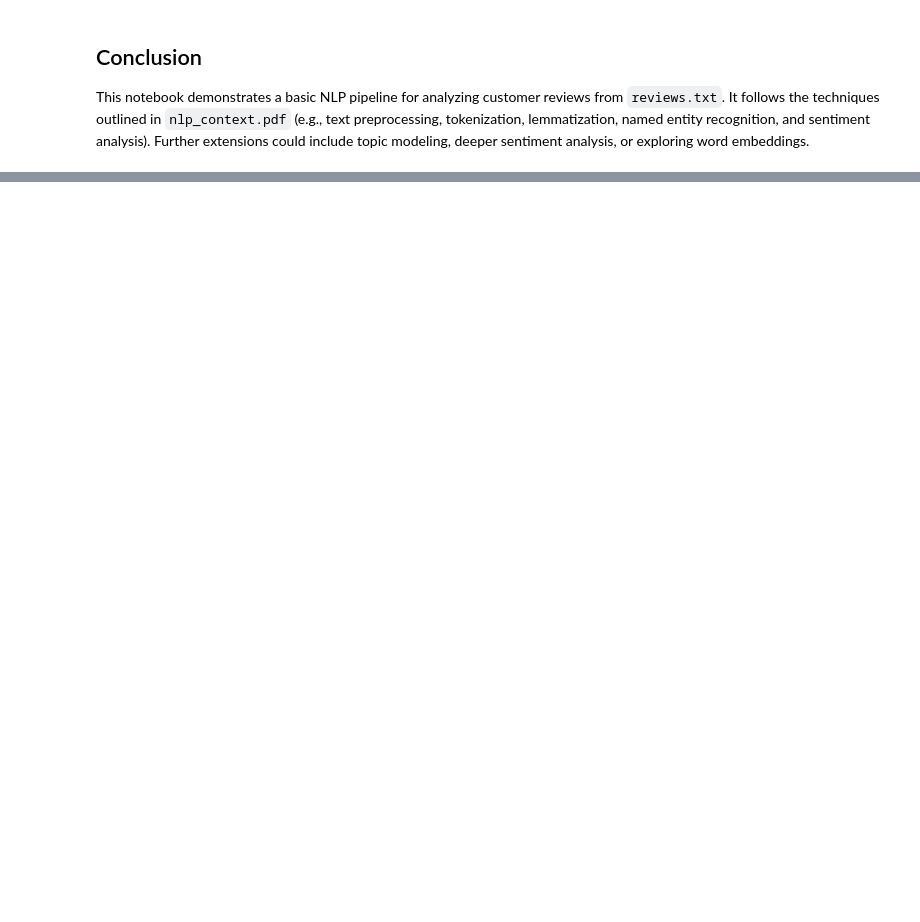
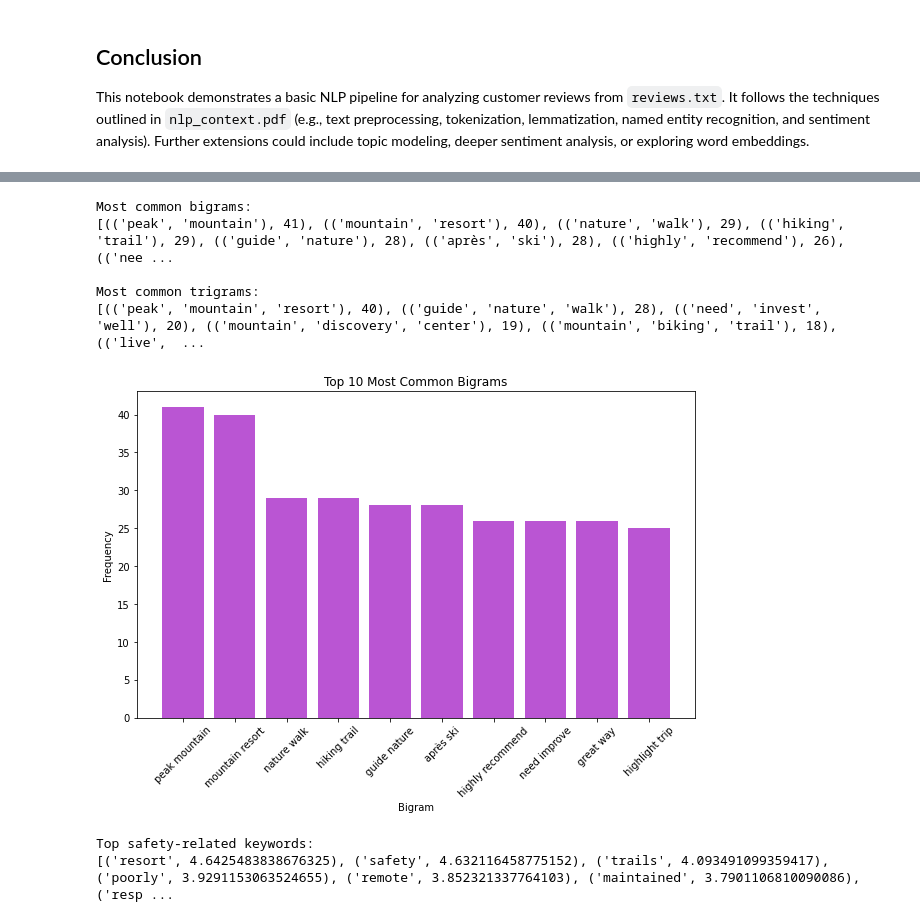
Before and after one commit to MC6527medhansh/Bolt, a Jupyter notebook: nlp_analysis.ipynb, the cells around one changed output, grey strips where cells are left out. Saved outputs shown, nothing was run; the diff lists cells and outputs as text; code cells hidden in the pictures; blank space fills up the shorter version.

```diff
--- a/nlp_analysis.ipynb
+++ b/nlp_analysis.ipynb
@@ -302,0 +390,52 @@ This notebook demonstrates a basic NLP pipeline for analyzing customer reviews f
+# %%
+## 6. Bigram and Trigram Analysis
+# Generate bigrams and trigrams from processed tokens
+bigrams = []
+trigrams = []
+for tokens in processed_tokens:
+    bigrams.extend(list(ngrams(tokens, 2)))
+    trigrams.extend(list(ngrams(tokens, 3)))
+
+bigram_freq = Counter(bigrams)
+trigram_freq = Counter(trigrams)
+
+print("\nMost common bigrams:")
+print(bigram_freq.most_common(10))
+print("\nMost common trigrams:")
+print(trigram_freq.most_common(10))
+
+# Bar chart for top 10 bigrams
+top_bigrams = bigram_freq.most_common(10)
+bigrams_labels = [' '.join(b) for b, count in top_bigrams]
+bigrams_counts = [count for b, count in top_bigrams]
+plt.figure(figsize=(10,6))
+plt.bar(bigrams_labels, bigrams_counts, color='mediumorchid')
+plt.title("Top 10 Most Common Bigrams")
+plt.xlabel("Bigram")
+plt.ylabel("Frequency")
+plt.xticks(rotation=45)
+plt.show()
+# %% [output]
+Most common bigrams:
+[(('peak', 'mountain'), 41), (('mountain', 'resort'), 40), (('nature', 'walk'), 29), (('hiking', 'trail'), 29), (('guide', 'nature'), 28), (('après', 'ski'), 28), (('highly', 'recommend'), 26), (('nee ...
+
+Most common trigrams:
+[(('peak', 'mountain', 'resort'), 40), (('guide', 'nature', 'walk'), 28), (('need', 'invest', 'well'), 20), (('mountain', 'discovery', 'center'), 19), (('mountain', 'biking', 'trail'), 18), (('live',  ...
+[figure, added]
+# %%
+## 7. Keyword Extraction for Safety Concerns
+# Extract reviews that mention safety-related terms
+safety_reviews = [review for review in reviews if 'safety' in review.lower() or 'accident' in review.lower()]
+vectorizer_safety = TfidfVectorizer(stop_words='english', max_features=100)
+X_safety = vectorizer_safety.fit_transform(safety_reviews)
+
+# Sum TF-IDF scores across all safety reviews and extract keywords
+tfidf_scores = np.sum(X_safety.toarray(), axis=0)
+keywords = vectorizer_safety.get_feature_names_out()
+safety_keywords = dict(zip(keywords, tfidf_scores))
+sorted_safety_keywords = sorted(safety_keywords.items(), key=lambda x: x[1], reverse=True)
+print("\nTop safety-related keywords:")
+print(sorted_safety_keywords[:10])
+# %% [output]
+Top safety-related keywords:
+[('resort', 4.6425483838676325), ('safety', 4.632116458775152), ('trails', 4.093491099359417), ('poorly', 3.9291153063524655), ('remote', 3.852321337764103), ('maintained', 3.7901106810090086), ('resp ...
```
Also changed, not shown: parts of 13 cells of this notebook, 2 other files.
